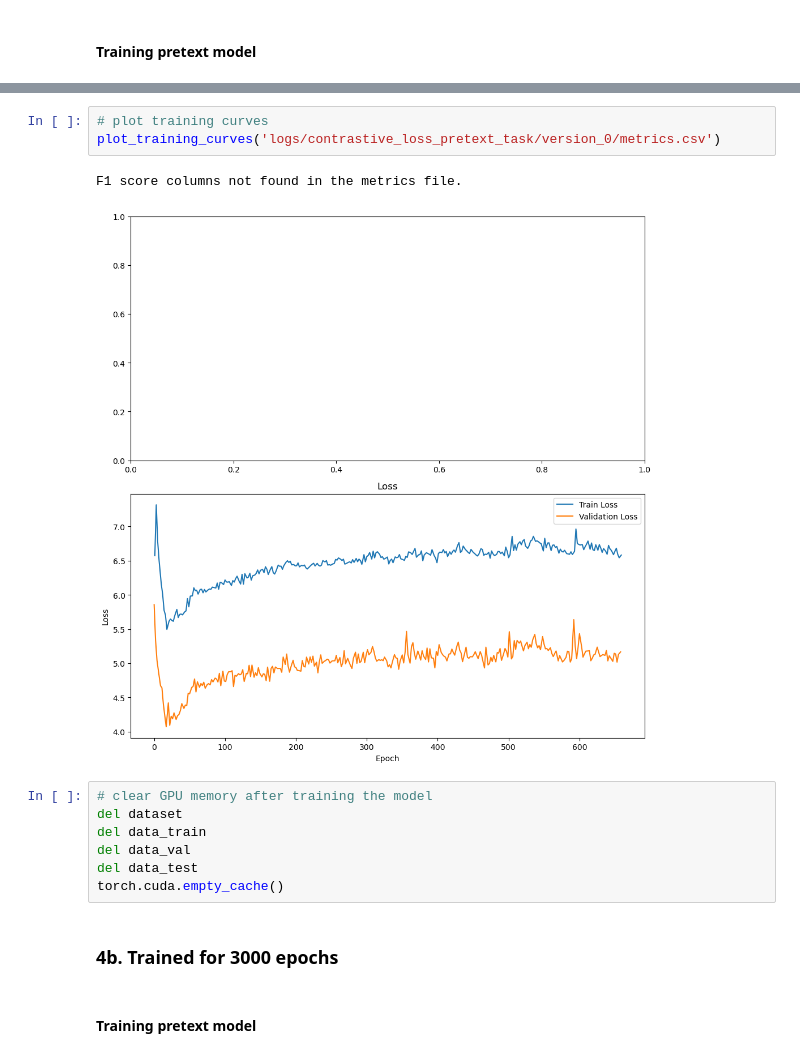
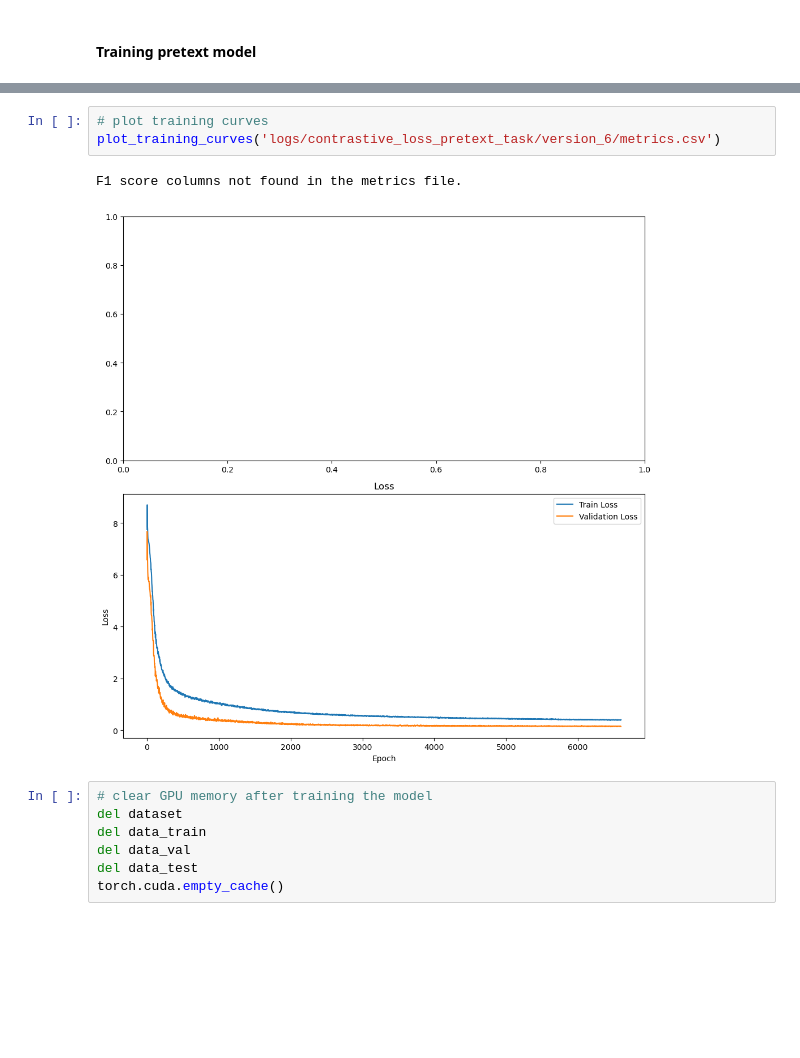
Before and after one commit to TSmolders/DataScience_Thesis, a Jupyter notebook: 1_pretext_tasks.ipynb, the cells around one changed output, grey strips where cells are left out. Drawn from its saved outputs; the diff is of its cells as text; blank space fills up the shorter version.

```diff
--- a/1_pretext_tasks.ipynb
+++ b/1_pretext_tasks.ipynb
@@ -2407,10 +2406,10 @@ LOCAL_RANK: 0 - CUDA_VISIBLE_DEVICES: [0]
 /home/tsmolders/.conda/envs/py3117/lib/python3.11/site-packages/lightning/pytorch/loops/fit_loop.py:298: The number of training batches (1) is smaller than the logging interval Trainer(log_every_n_ste ...
 # %%
 # plot training curves
-plot_training_curves('logs/contrastive_loss_pretext_task/version_0/metrics.csv')
+plot_training_curves('logs/contrastive_loss_pretext_task/version_6/metrics.csv')
 # %% [output]
 F1 score columns not found in the metrics file.
-[figure, old version]
+[figure, new version]
 # %%
 # clear GPU memory after training the model
 del dataset
@@ -2418,7 +2417,3 @@ del data_train
 del data_val
 del data_test
 torch.cuda.empty_cache()
-# %% [markdown]
-### 4b. Trained for 3000 epochs
-# %% [markdown]
-#### Training pretext model
```
Also changed, not shown: parts of 8 cells of this notebook, 15 other files.
